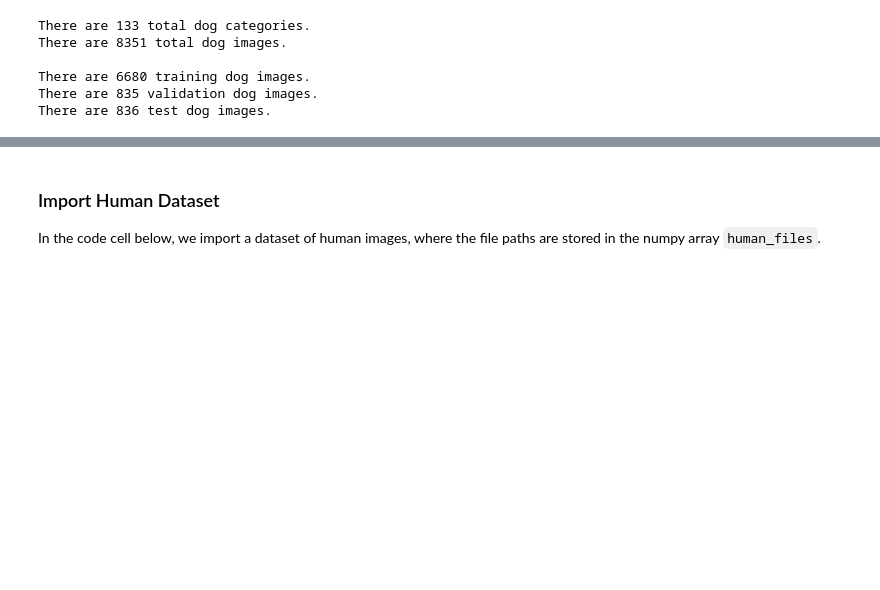
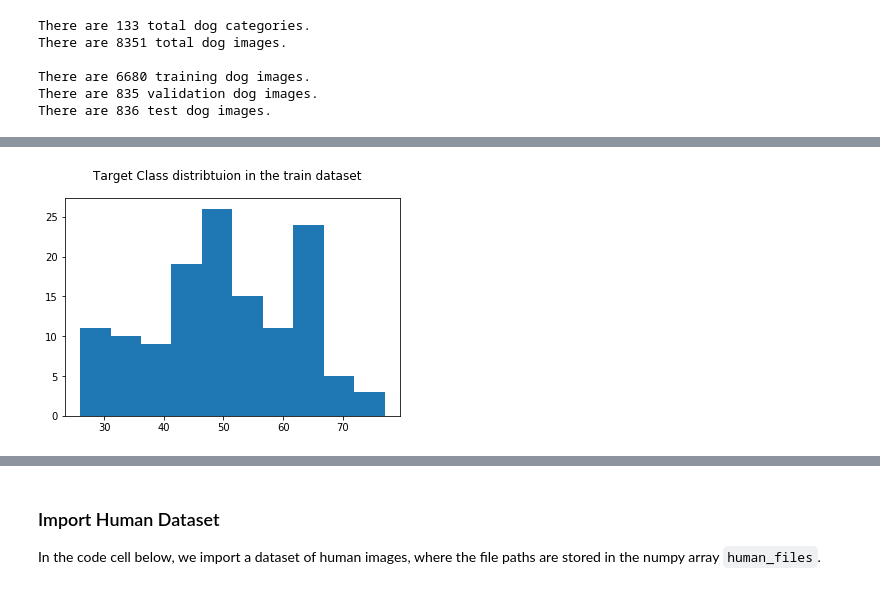
Before and after one commit to Miaadqurashi/Dog-Identification, a Jupyter notebook: dog_app.ipynb, the cells around one changed output, grey strips where cells are left out. Cells and saved outputs as stored; diff of their text form; code cells hidden in the pictures; blank space fills up the shorter version.

```diff
--- a/dog_app.ipynb
+++ b/dog_app.ipynb
@@ -93,0 +124,11 @@ There are 836 test dog images.
+# %%
+def plot_dist(group='train'):
+    image_paths = '../../../data/dog_images/'
+    breeds = os.listdir(image_paths+group)
+    train_counts = [len(os.listdir(image_paths+group+'/'+breed)) for breed in breeds]
+    plt.hist(train_counts);
+    plt.gcf().suptitle(f'Target Class distribtuion in the {group} dataset')
+# %%
+plot_dist()
+# %% [output]
+[figure, added]
```
Also changed, not shown: parts of 29 cells of this notebook, 1 other file.
